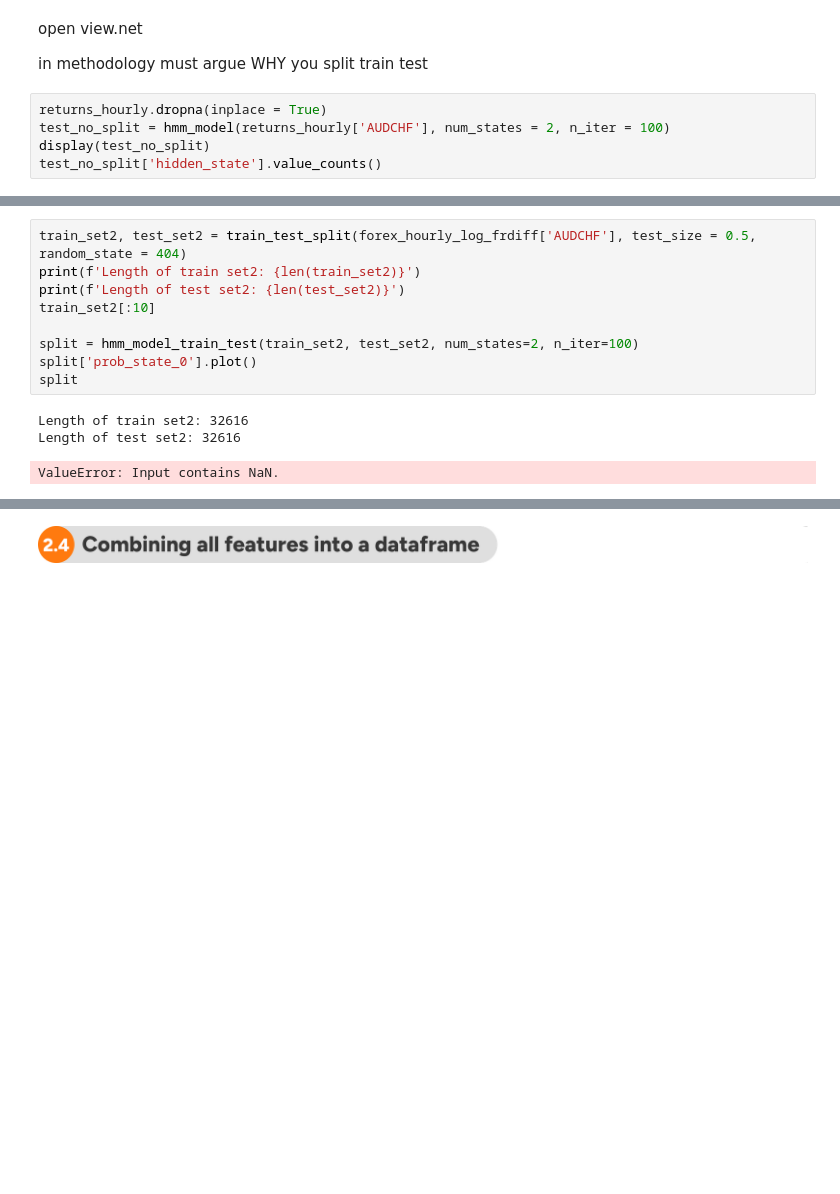
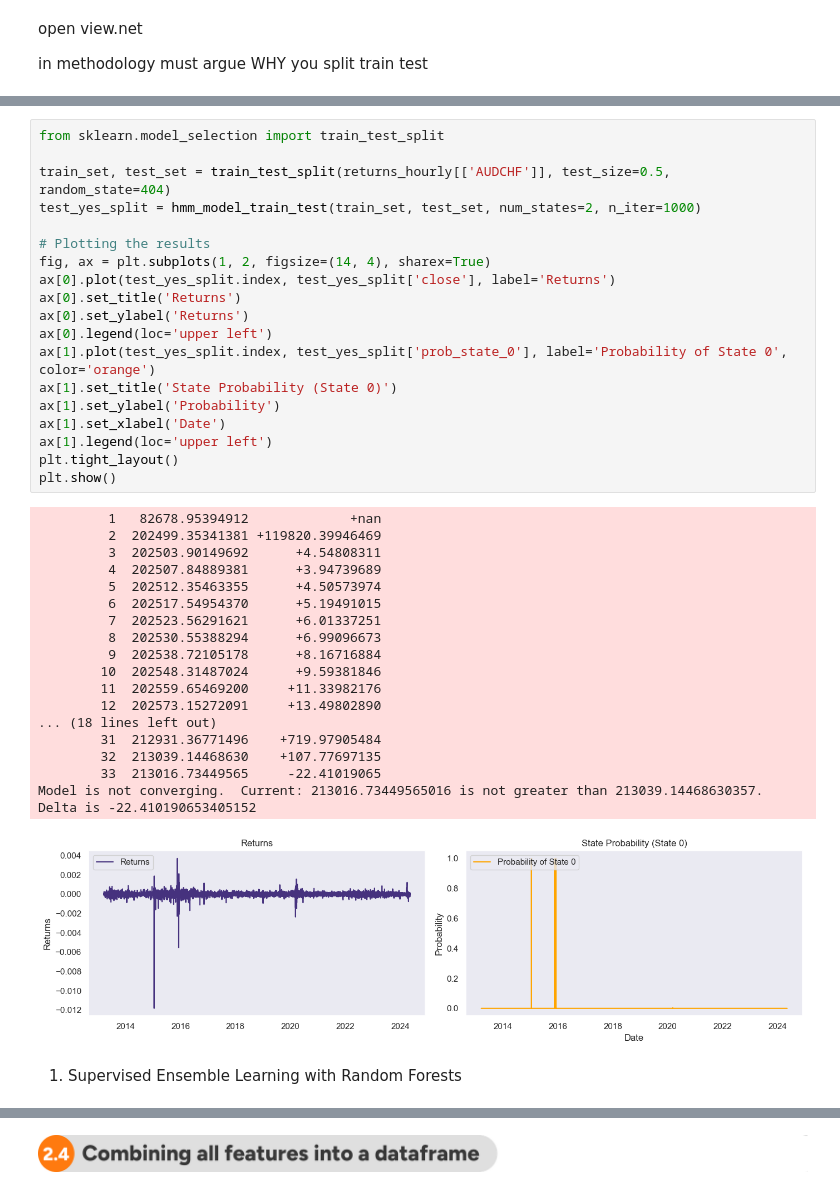
Before and after one commit to kellyle404/backtest_overfit, a Jupyter notebook: overfit_or_legit.ipynb, the cells around one changed output, grey strips where cells are left out. Cells and saved outputs as stored; diff of their text form; blank space fills up the shorter version.

```diff
--- a/overfit_or_legit.ipynb
+++ b/overfit_or_legit.ipynb
@@ -492,8 +432,3 @@ def hmm_model_train_test(train_data, test_data, num_states=2, n_iter=100):
 open view.net
 
 in methodology must argue WHY you split train test
-# %%
-returns_hourly.dropna(inplace = True)
-test_no_split = hmm_model(returns_hourly['AUDCHF'], num_states = 2, n_iter = 100)
-display(test_no_split)
-test_no_split['hidden_state'].value_counts()
@@ -555,13 +435,40 @@ Length of test set: 32616
-# %%
-train_set2, test_set2 = train_test_split(forex_hourly_log_frdiff['AUDCHF'], test_size = 0.5, random_state = 404)
-print(f'Length of train set2: {len(train_set2)}')
-print(f'Length of test set2: {len(test_set2)}')
-train_set2[:10]
-
-split = hmm_model_train_test(train_set2, test_set2, num_states=2, n_iter=100)
-split['prob_state_0'].plot()
-split
-# %% [output]
-Length of train set2: 32616
-Length of test set2: 32616
-ValueError: Input contains NaN.
+# %%
+from sklearn.model_selection import train_test_split
+
+train_set, test_set = train_test_split(returns_hourly[['AUDCHF']], test_size=0.5, random_state=404)
+test_yes_split = hmm_model_train_test(train_set, test_set, num_states=2, n_iter=1000)
+
+# Plotting the results
+fig, ax = plt.subplots(1, 2, figsize=(14, 4), sharex=True)
+ax[0].plot(test_yes_split.index, test_yes_split['close'], label='Returns')
+ax[0].set_title('Returns')
+ax[0].set_ylabel('Returns')
+ax[0].legend(loc='upper left')
+ax[1].plot(test_yes_split.index, test_yes_split['prob_state_0'], label='Probability of State 0', color='orange')
+ax[1].set_title('State Probability (State 0)')
+ax[1].set_ylabel('Probability')
+ax[1].set_xlabel('Date')
+ax[1].legend(loc='upper left')
+plt.tight_layout()
+plt.show()
+# %% [output]
+         1   82678.95394912             +nan
+         2  202499.35341381 +119820.39946469
+         3  202503.90149692      +4.54808311
+         4  202507.84889381      +3.94739689
+         5  202512.35463355      +4.50573974
+         6  202517.54954370      +5.19491015
+         7  202523.56291621      +6.01337251
+         8  202530.55388294      +6.99096673
+         9  202538.72105178      +8.16716884
+        10  202548.31487024      +9.59381846
+        11  202559.65469200     +11.33982176
+        12  202573.15272091     +13.49802890
+... (18 lines left out)
+        31  212931.36771496    +719.97905484
+        32  213039.14468630    +107.77697135
+        33  213016.73449565     -22.41019065
+Model is not converging.  Current: 213016.73449565016 is not greater than 213039.14468630357. Delta is -22.410190653405152
+[figure, added]
+# %% [markdown]
+1. Supervised Ensemble Learning with Random Forests
```
Also changed, not shown: parts of 19 cells of this notebook.
